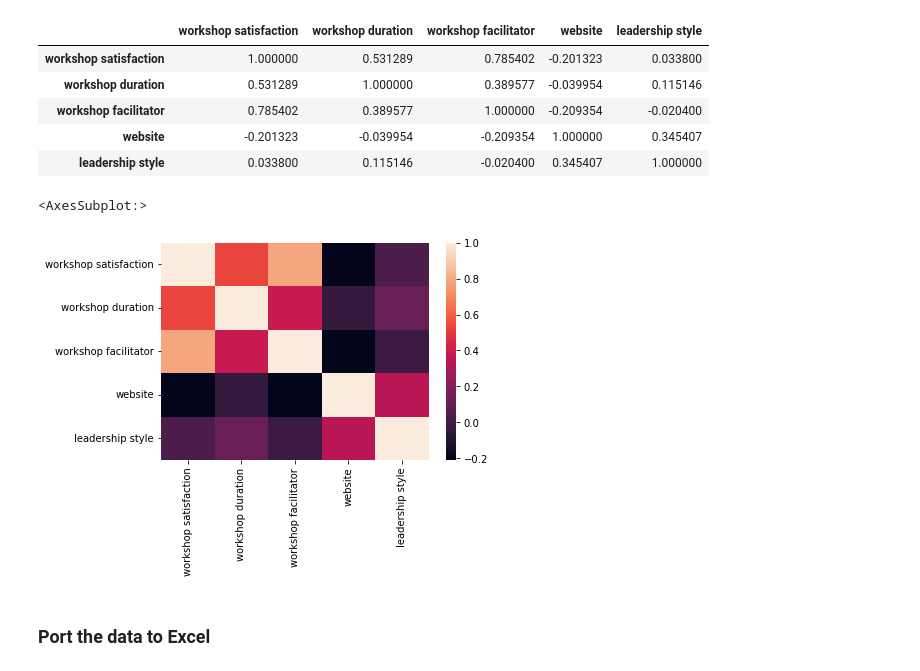
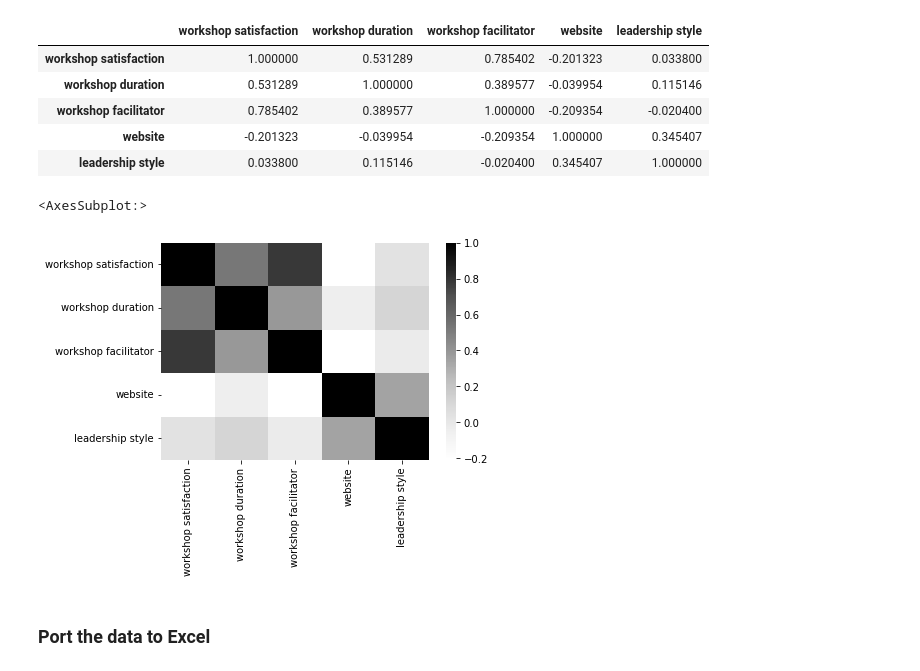
Before and after one commit to blucap/MMPA531, a Jupyter notebook: parts_abc.ipynb, the cells around one changed output. Cells and saved outputs as stored; diff of their text form; code cells hidden in the pictures.

```diff
--- a/parts_abc.ipynb
+++ b/parts_abc.ipynb
@@ -128,11 +128,11 @@ dfa.corr()
 | workshop facilitator | 0.785402 | 0.389577 | 1.000000 | -0.209354 | -0.020400 |
 | website | -0.201323 | -0.039954 | -0.209354 | 1.000000 | 0.345407 |
 | leadership style | 0.033800 | 0.115146 | -0.020400 | 0.345407 | 1.000000 |
-# %%
-sns.heatmap(dfa.corr())
-# %% [output]
-<AxesSubplot:>
-[figure, removed]
+# %%
+sns.heatmap(dfa.corr(), cmap="Greys")
+# %% [output]
+<AxesSubplot:>
+[figure, added]
 # %% [markdown]
 ### Port the data to Excel ###
 # %%
```
Also changed, not shown: parts of 11 cells of this notebook, 1 other file.
